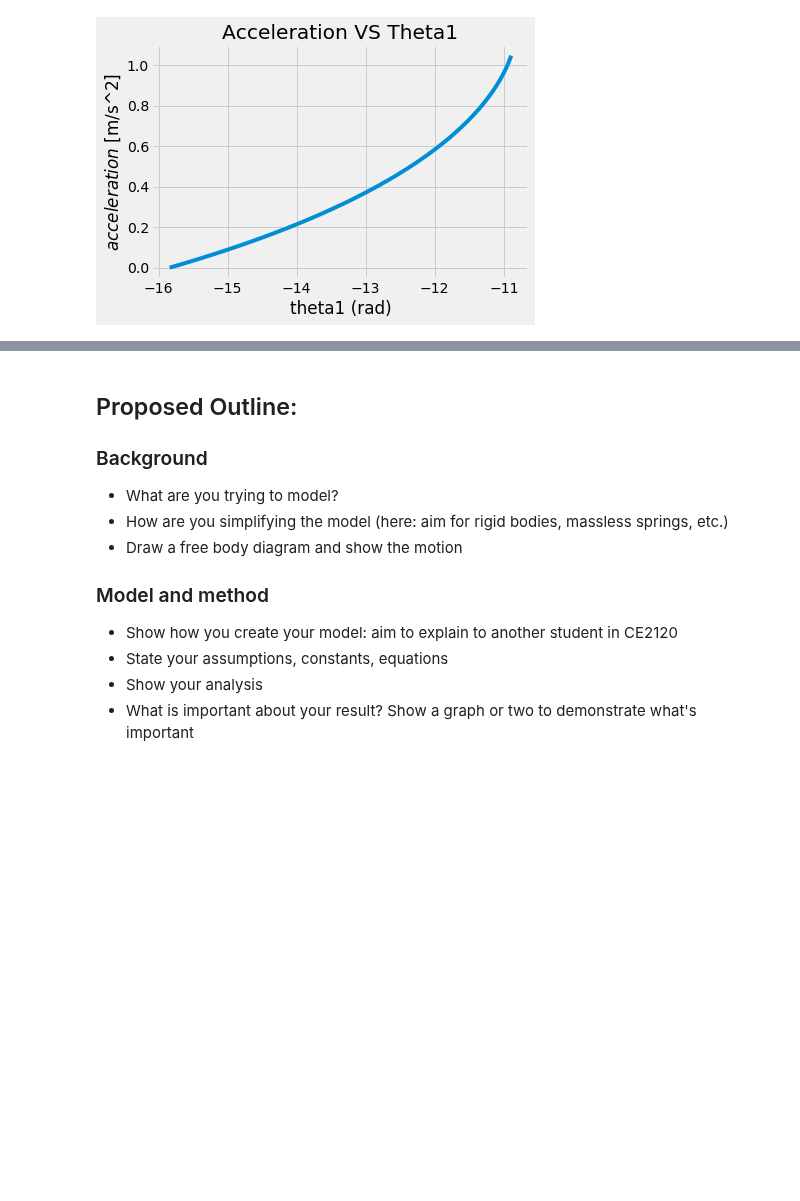
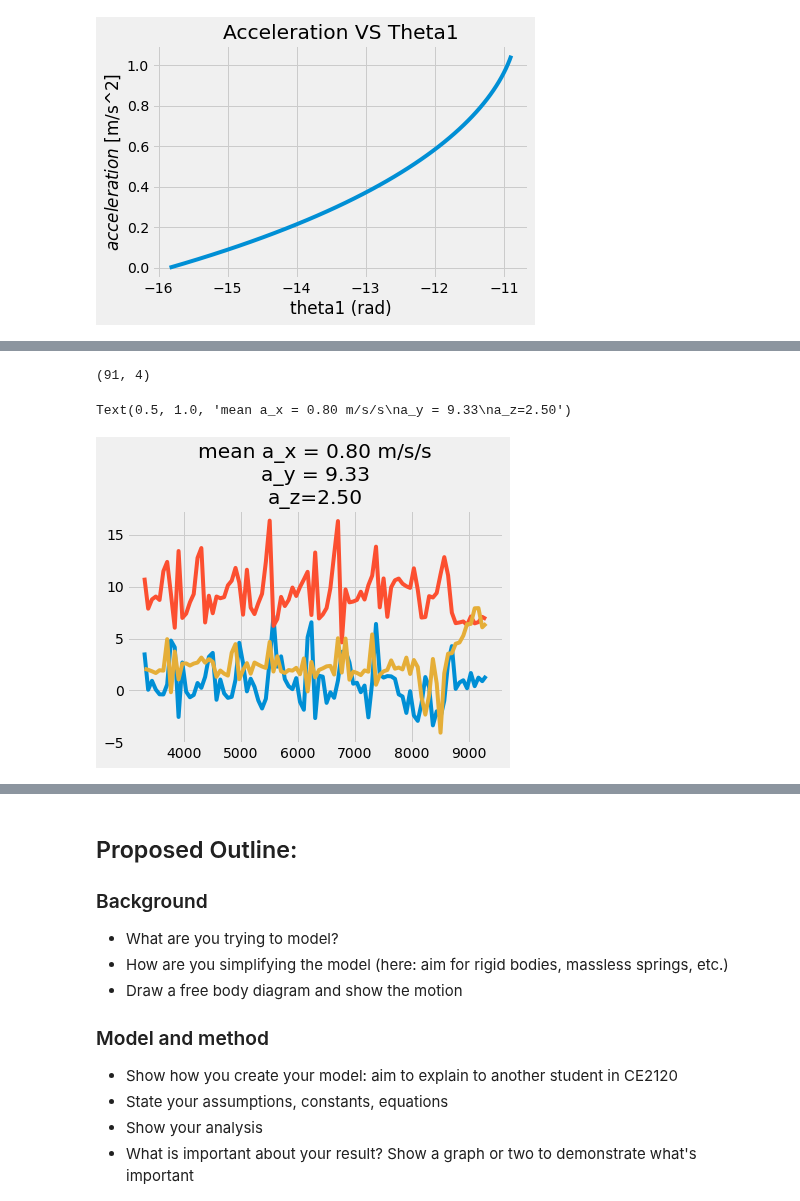
Before and after one commit to cooperrc/engineering-dynamics, a Jupyter notebook: M05_submissions/ce2120 project cook.ipynb, the cells around one changed output, grey strips where cells are left out. Saved outputs shown, nothing was run; the diff lists cells and outputs as text; code cells hidden in the pictures; blank space fills up the shorter version.

```diff
--- a/M05_submissions/ce2120 project cook.ipynb
+++ b/M05_submissions/ce2120 project cook.ipynb
@@ -286,0 +289,21 @@ NameError: name 'relative_time' is not defined
+# %%
+accel_data = np.loadtxt('./Untitled Experiment - Recording 1.txt', skiprows= 1, delimiter= ',')
+# %%
+accel_data[i1:i2, :].shape
+# %% [output]
+(91, 4)
+# %%
+i1 = 50
+i2 = 500
+plt.plot(accel_data[i1:i2, 0], accel_data[i1:i2, 1])
+plt.plot(accel_data[i1:i2, 0], accel_data[i1:i2, 2])
+plt.plot(accel_data[i1:i2, 0], accel_data[i1:i2, 3])
+
+# plt.plot(accel_data[i1:i2, 0], np.ones(i2-i1)*accel_data[i1:i2,1].mean())
+plt.title('mean a_x = {:1.2f} m/s/s\na_y = {:1.2f}\na_z={:1.2f}'.format(
+    accel_data[i1:i2,1].mean(),
+    accel_data[i1:i2,2].mean(),
+    accel_data[i1:i2,3].mean()))
+# %% [output]
+Text(0.5, 1.0, 'mean a_x = 0.80 m/s/s\na_y = 9.33\na_z=2.50')
+[figure, added]
```
Also changed, not shown: parts of 3 cells of this notebook, 2 other files.
